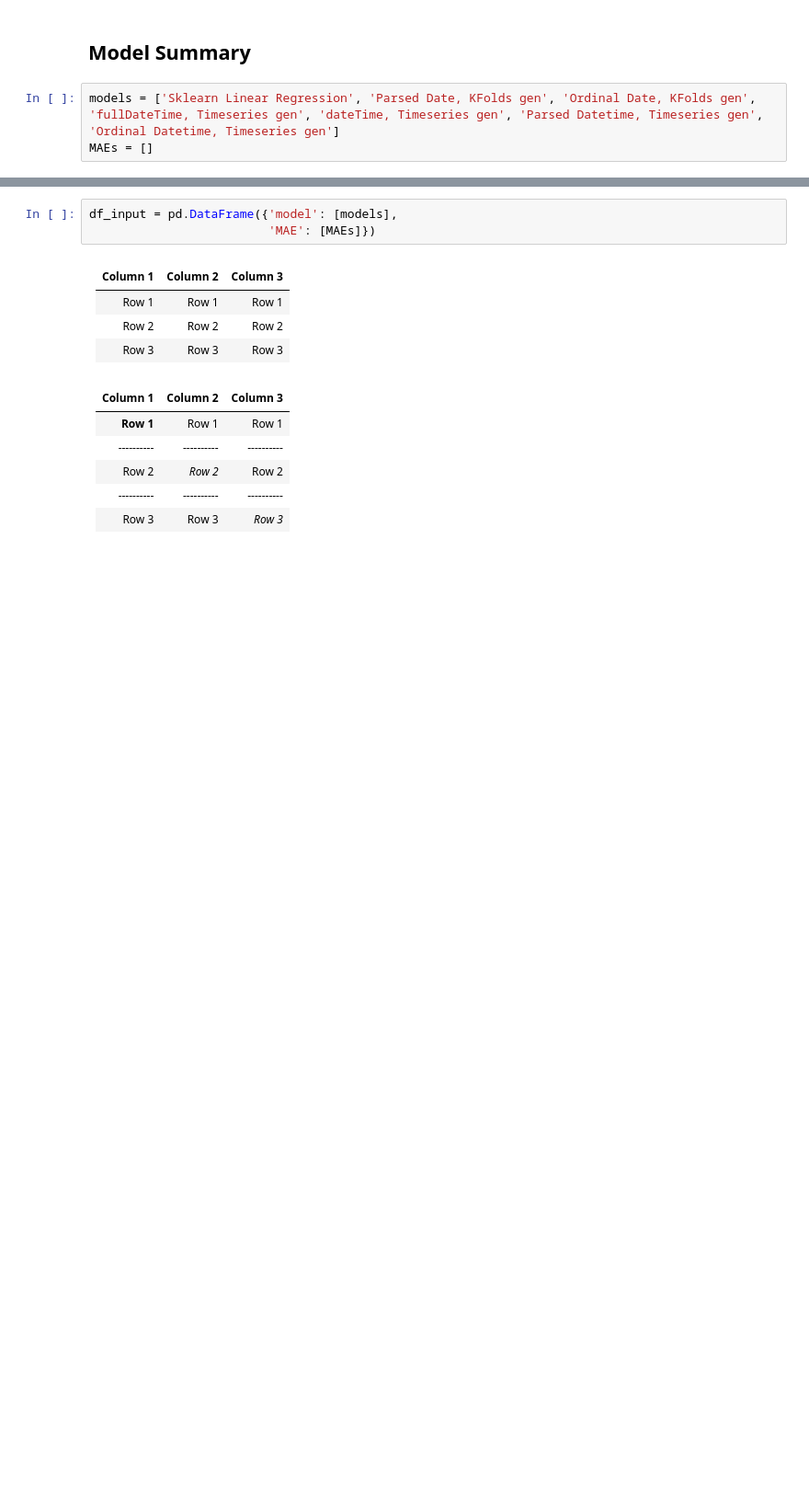
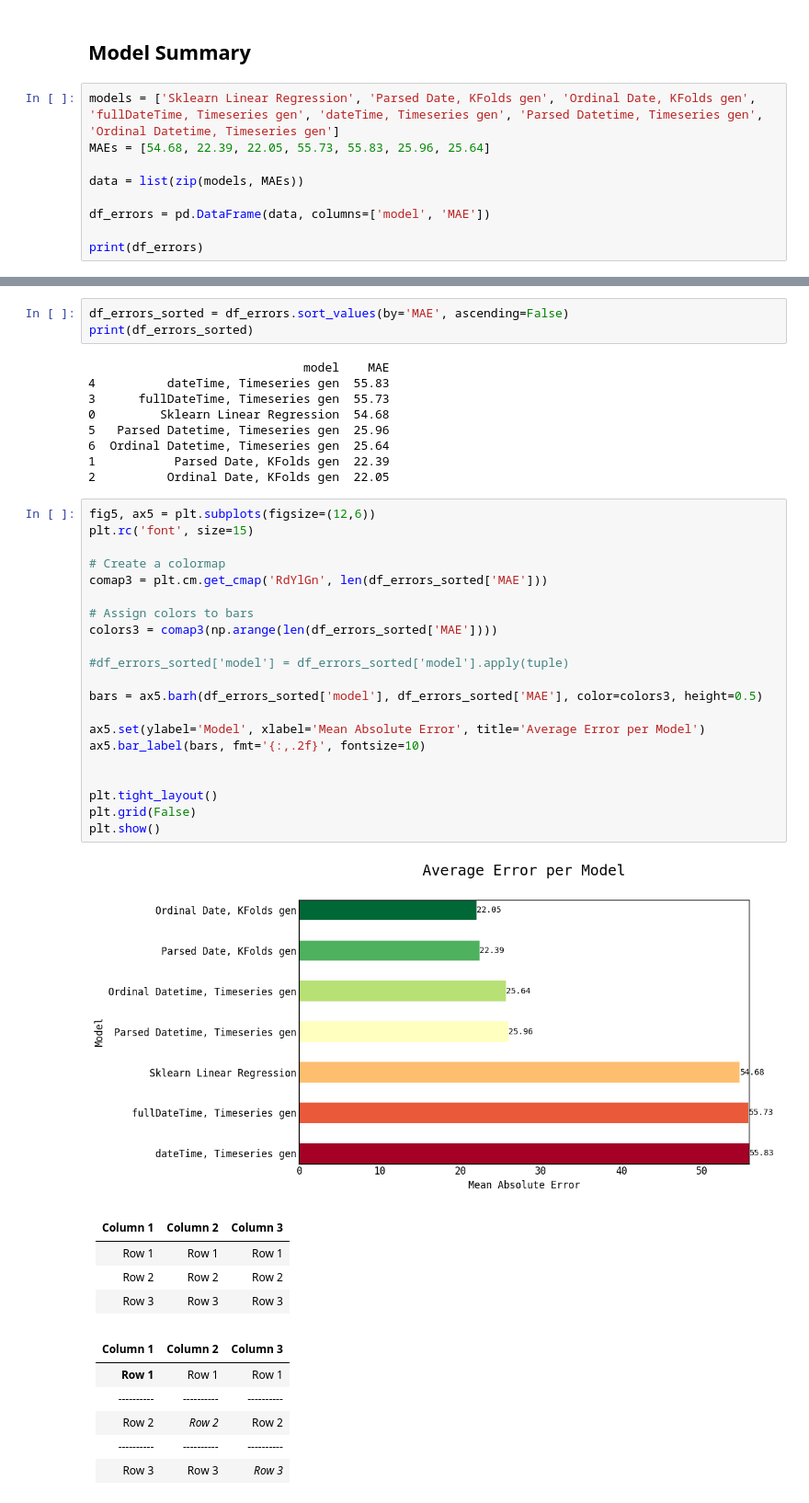
Before and after one commit to jeremyabeard5/MSDS696, a Jupyter notebook: FlightPrice.ipynb, the cells around one changed output, grey strips where cells are left out. Shown at 92% size. Cells and saved outputs as stored; diff of their text form; blank space fills up the shorter version.

```diff
--- a/FlightPrice.ipynb
+++ b/FlightPrice.ipynb
@@ -2322,4 +2329,10 @@ best = compare_models()
 ## Model Summary
 # %%
 models = ['Sklearn Linear Regression', 'Parsed Date, KFolds gen', 'Ordinal Date, KFolds gen', 'fullDateTime, Timeseries gen', 'dateTime, Timeseries gen', 'Parsed Datetime, Timeseries gen', 'Ordinal Datetime, Timeseries gen']
-MAEs = []
+MAEs = [54.68, 22.39, 22.05, 55.73, 55.83, 25.96, 25.64]
+
+data = list(zip(models, MAEs))
+
+df_errors = pd.DataFrame(data, columns=['model', 'MAE'])
+
+print(df_errors)
@@ -2326,6 +2348,38 @@ MAEs = []
-# %%
-df_input = pd.DataFrame({'model': [models],
-                         'MAE': [MAEs]})
+# %%
+df_errors_sorted = df_errors.sort_values(by='MAE', ascending=False)
+print(df_errors_sorted)
+# %% [output]
+                              model    MAE
+4          dateTime, Timeseries gen  55.83
+3      fullDateTime, Timeseries gen  55.73
+0         Sklearn Linear Regression  54.68
+5   Parsed Datetime, Timeseries gen  25.96
+6  Ordinal Datetime, Timeseries gen  25.64
+1           Parsed Date, KFolds gen  22.39
+2          Ordinal Date, KFolds gen  22.05
+# %%
+fig5, ax5 = plt.subplots(figsize=(12,6))
+plt.rc('font', size=15)
+
+# Create a colormap
+comap3 = plt.cm.get_cmap('RdYlGn', len(df_errors_sorted['MAE']))
+
+# Assign colors to bars
+colors3 = comap3(np.arange(len(df_errors_sorted['MAE'])))
+
+#df_errors_sorted['model'] = df_errors_sorted['model'].apply(tuple)
+
+bars = ax5.barh(df_errors_sorted['model'], df_errors_sorted['MAE'], color=colors3, height=0.5)
+
+ax5.set(ylabel='Model', xlabel='Mean Absolute Error', title='Average Error per Model')
+ax5.bar_label(bars, fmt='{:,.2f}', fontsize=10)
+
+
+plt.tight_layout()
+plt.grid(False)
+plt.show()
+# %% [output]
+[figure, added]
 # %% [markdown]
 | Column 1 | Column 2 | Column 3 |
 |:--------:|:--------:|:--------:|
```
Also changed, not shown: parts of 23 cells of this notebook, 1 other file.
